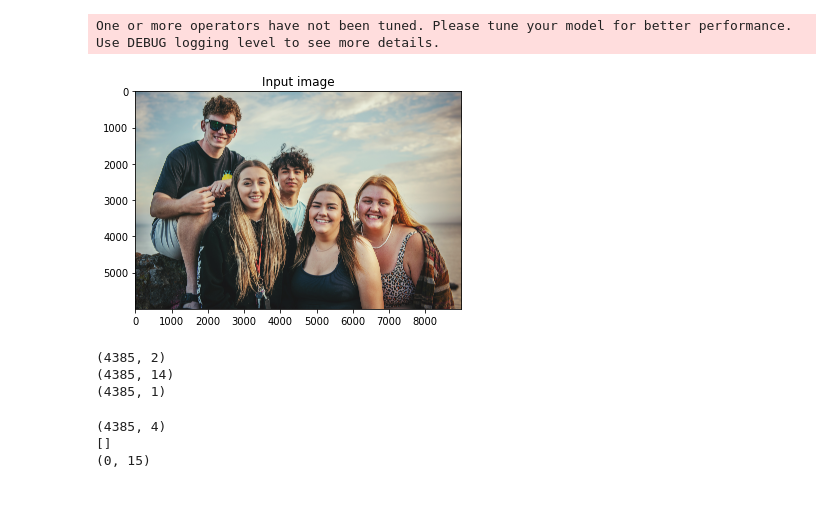
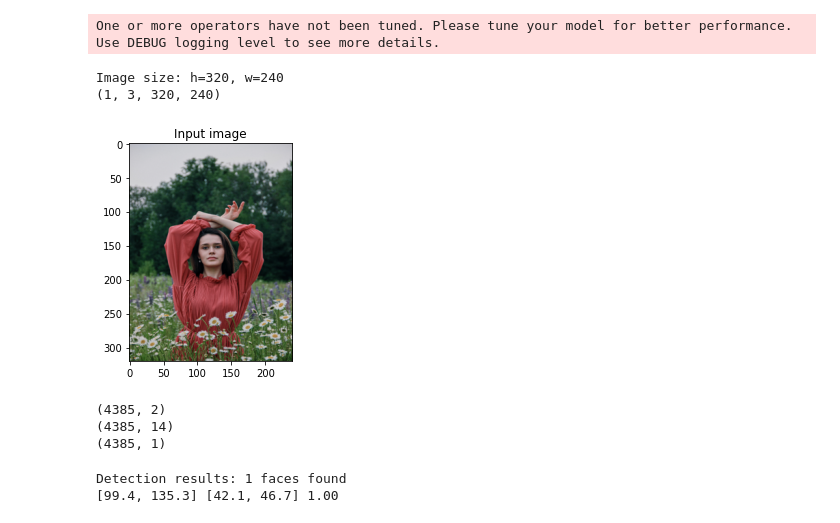
Before and after one commit to abhilb/mukham, a Jupyter notebook: scripts/YUNet.ipynb, the cells around one changed output. Cells and saved outputs as stored; diff of their text form; code cells hidden in the pictures.

Commit message:
:sparkles: YUNet face detection model

```diff
--- a/scripts/YUNet.ipynb
+++ b/scripts/YUNet.ipynb
@@ -44,19 +46,24 @@ with transform.PassContext(opt_level=3):
     lib=relay.build(mod, target, params=params)
 # %% [output]
 One or more operators have not been tuned. Please tune your model for better performance. Use DEBUG logging level to see more details.
-# %%
-assets_dir = Path.cwd().parent / "assets"
-original_image = imageio.imread(assets_dir / "multiple_faces_image.jpg")
-plt.imshow(original_image)
-plt.title("Input image")
-plt.show()
-# %% [output]
-[figure, removed]
 # %%
-image = cv2.resize(original_image, (320, 240))
-image = np.transpose(image, [2, 0, 1])
-image = np.expand_dims(image, axis=0)
-image = image.astype(np.float32)
+assets_dir = Path.cwd().parent / "assets"
+img = Image.open(str(assets_dir / "single_image.jpg"))
+resized_image = img.resize((240,320))
+
+original_image = np.asarray(resized_image)
+
+h, w, _ = original_image.shape
+print('Image size: h={}, w={}'.format(h, w))
+image = cv2.dnn.blobFromImage(original_image)
+print(image.shape)
+plt.imshow(resized_image)
+plt.title("Input image")
+plt.show()
+# %% [output]
+Image size: h=320, w=240
+(1, 3, 320, 240)
+[figure, added]
 # %%
 from itertools import product
 from typing import List, Tuple
@@ -185,11 +192,27 @@ print(iou.shape)
 (4385, 1)
 # %%
 pb = PriorBox()
-print(pb.generate_priors().shape)
 dets = pb.decode(loc, conf, iou)
-print(dets)
-print(dets.shape)
-# %% [output]
-(4385, 4)
-[]
-(0, 15)
+# %%
+# NMS
+if dets.shape[0] > 0:
+    # NMS from OpenCV
+    keep_idx = cv2.dnn.NMSBoxes(
+        bboxes=dets[:, 0:4].tolist(),
+        scores=dets[:, -1].tolist(),
+        score_threshold=0.6,
+        nms_threshold=0.3,
+        eta=1,
+        top_k=-1) # returns [box_num, class_num]
+
+    keep_idx = np.squeeze(keep_idx, axis=1) # [box_num, class_num] -> [box_num]
+    dets = dets[keep_idx]
+    print('Detection results: {} faces found'.format(dets.shape[0]))
+    for d in dets:
+        print('[{x1:.1f}, {y1:.1f}] [{x2:.1f}, {y2:.1f}] {score:.2f}'.format(
+            x1=d[0], y1=d[1], x2=d[2], y2=d[3], score=d[-1]))
+else:
+    print('No faces found.')
+# %% [output]
+Detection results: 1 faces found
+[99.4, 135.3] [42.1, 46.7] 1.00
```
Also changed, not shown: parts of 3 cells of this notebook.
